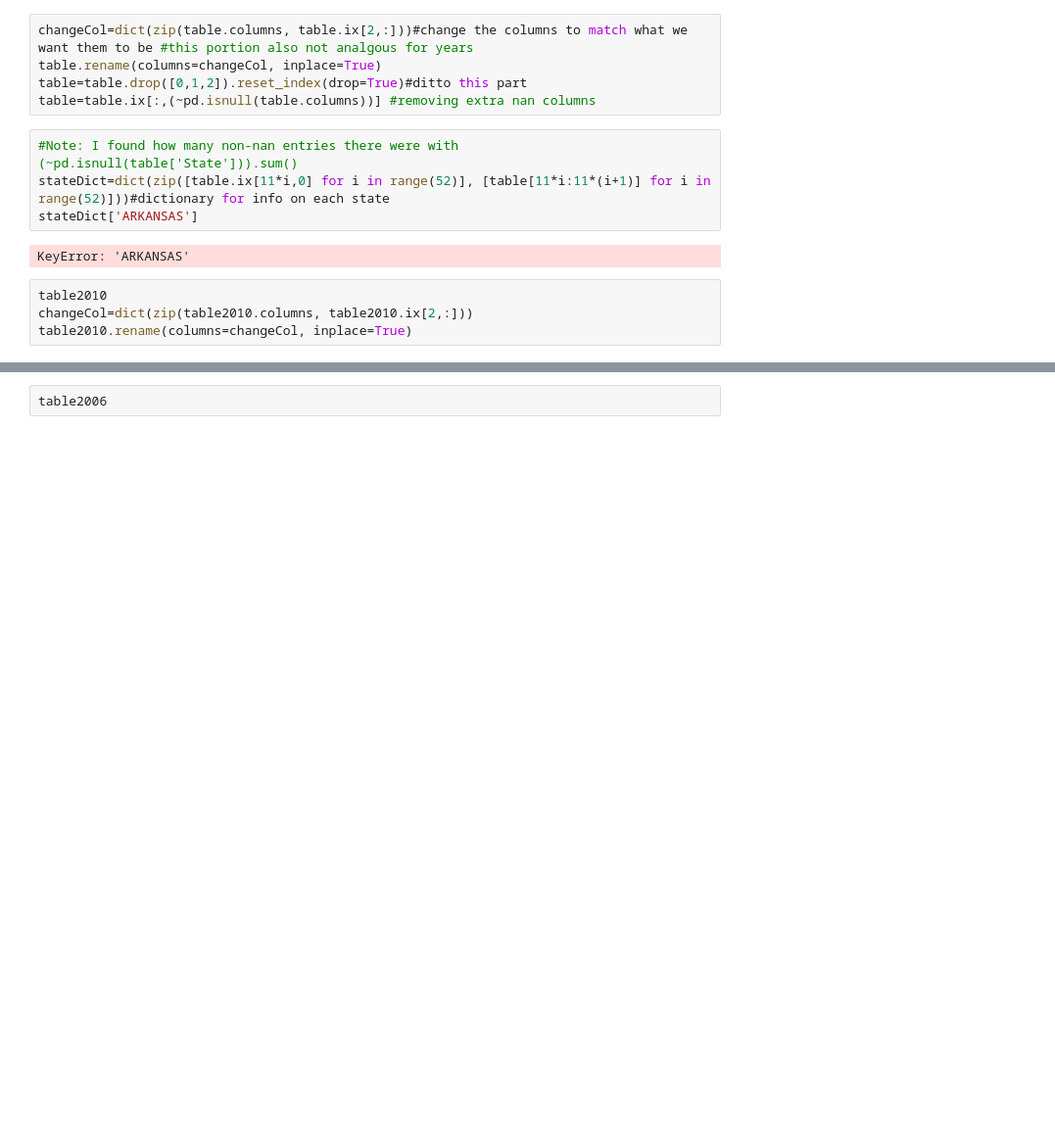
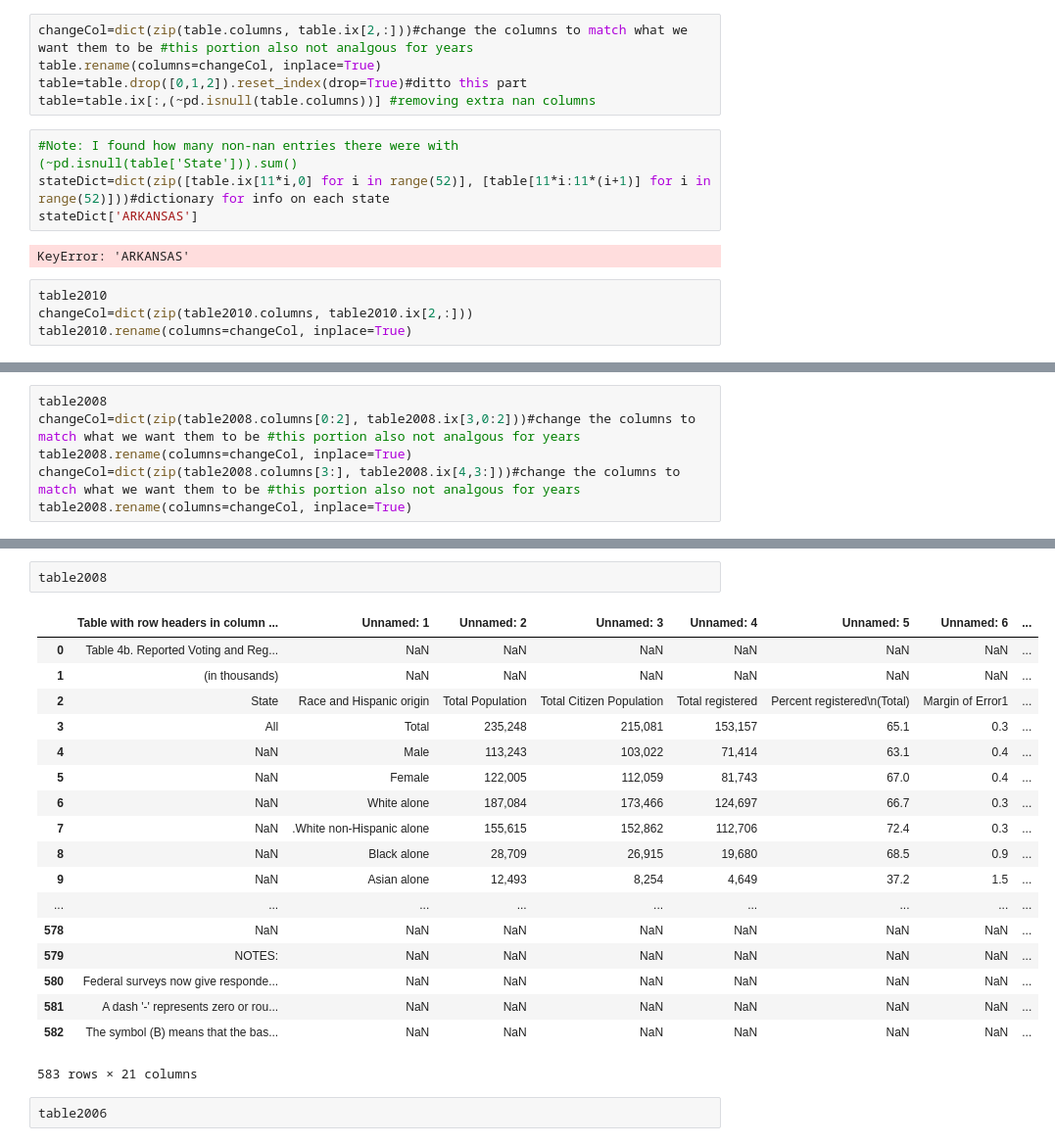
Before and after one commit to meenaboppana/voterid, a Jupyter notebook: Reading Data 0 (11.23).ipynb, the cells around one changed output, grey strips where cells are left out. Shown at 98% size. Drawn from its saved outputs; the diff is of its cells as text; blank space fills up the shorter version.

```diff
--- a/Reading Data 0 (11.23).ipynb
+++ b/Reading Data 0 (11.23).ipynb
@@ -56,0 +53,6 @@ table2010.head()
+# %%
+table2008
+changeCol=dict(zip(table2008.columns[0:2], table2008.ix[3,0:2]))#change the columns to match what we want them to be #this portion also not analgous for years
+table2008.rename(columns=changeCol, inplace=True)
+changeCol=dict(zip(table2008.columns[3:], table2008.ix[4,3:]))#change the columns to match what we want them to be #this portion also not analgous for years
+table2008.rename(columns=changeCol, inplace=True)
@@ -57,3 +79,24 @@ table2010.head()
+# %%
+table2008
+# %% [output]
+|  | Table with row headers in column ... | Unnamed: 1 | Unnamed: 2 | Unnamed: 3 | Unnamed: 4 | Unnamed: 5 | Unnamed: 6 | ... |
+| 0 | Table 4b. Reported Voting and Reg... | NaN | NaN | NaN | NaN | NaN | NaN | ... |
+| 1 | (in thousands) | NaN | NaN | NaN | NaN | NaN | NaN | ... |
+| 2 | State | Race and Hispanic origin | Total Population | Total Citizen Population | Total registered | Percent registered\n(Total) | Margin of Error1 | ... |
+| 3 | All | Total | 235,248 | 215,081 | 153,157 | 65.1 | 0.3 | ... |
+| 4 | NaN | Male | 113,243 | 103,022 | 71,414 | 63.1 | 0.4 | ... |
+| 5 | NaN | Female | 122,005 | 112,059 | 81,743 | 67.0 | 0.4 | ... |
+| 6 | NaN | White alone | 187,084 | 173,466 | 124,697 | 66.7 | 0.3 | ... |
+| 7 | NaN | .White non-Hispanic alone | 155,615 | 152,862 | 112,706 | 72.4 | 0.3 | ... |
+| 8 | NaN | Black alone | 28,709 | 26,915 | 19,680 | 68.5 | 0.9 | ... |
+| 9 | NaN | Asian alone | 12,493 | 8,254 | 4,649 | 37.2 | 1.5 | ... |
+| ... | ... | ... | ... | ... | ... | ... | ... | ... |
+| 578 | NaN | NaN | NaN | NaN | NaN | NaN | NaN | ... |
+| 579 | NOTES: | NaN | NaN | NaN | NaN | NaN | NaN | ... |
+| 580 | Federal surveys now give responde... | NaN | NaN | NaN | NaN | NaN | NaN | ... |
+| 581 | A dash '-' represents zero or rou... | NaN | NaN | NaN | NaN | NaN | NaN | ... |
+| 582 | The symbol (B) means that the bas... | NaN | NaN | NaN | NaN | NaN | NaN | ... |
+583 rows × 21 columns
 # %%
 table2006
 # %% [output]
```
Also changed, not shown: parts of 3 cells of this notebook.
